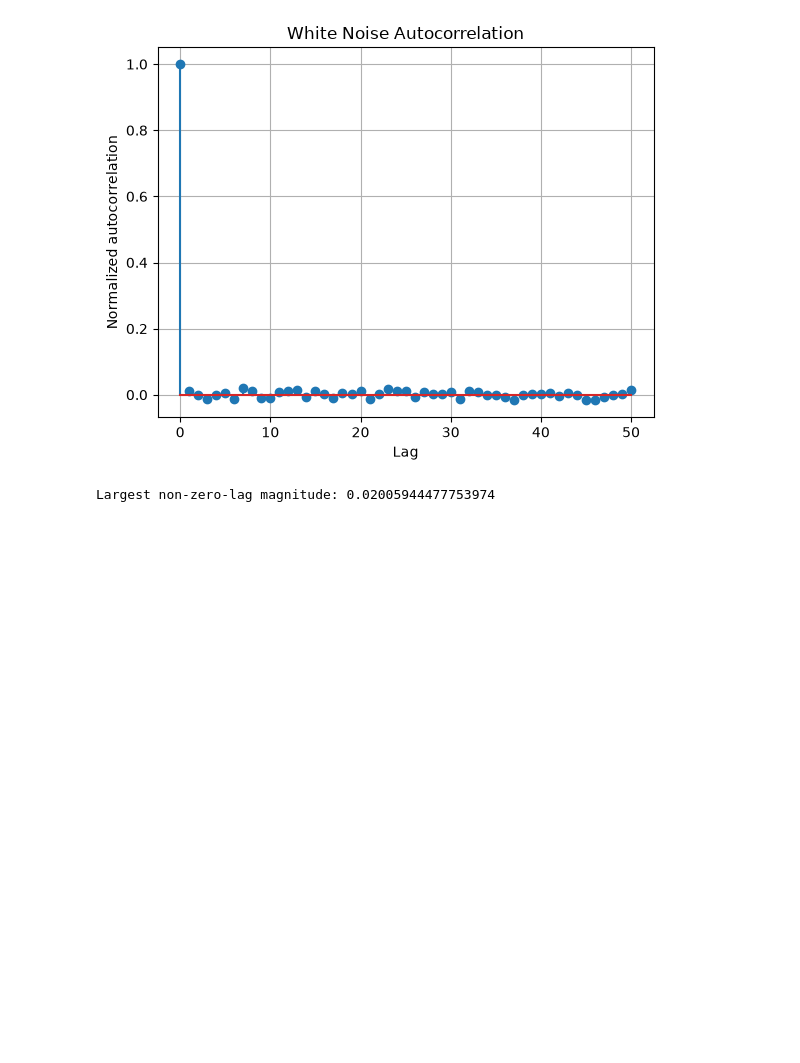
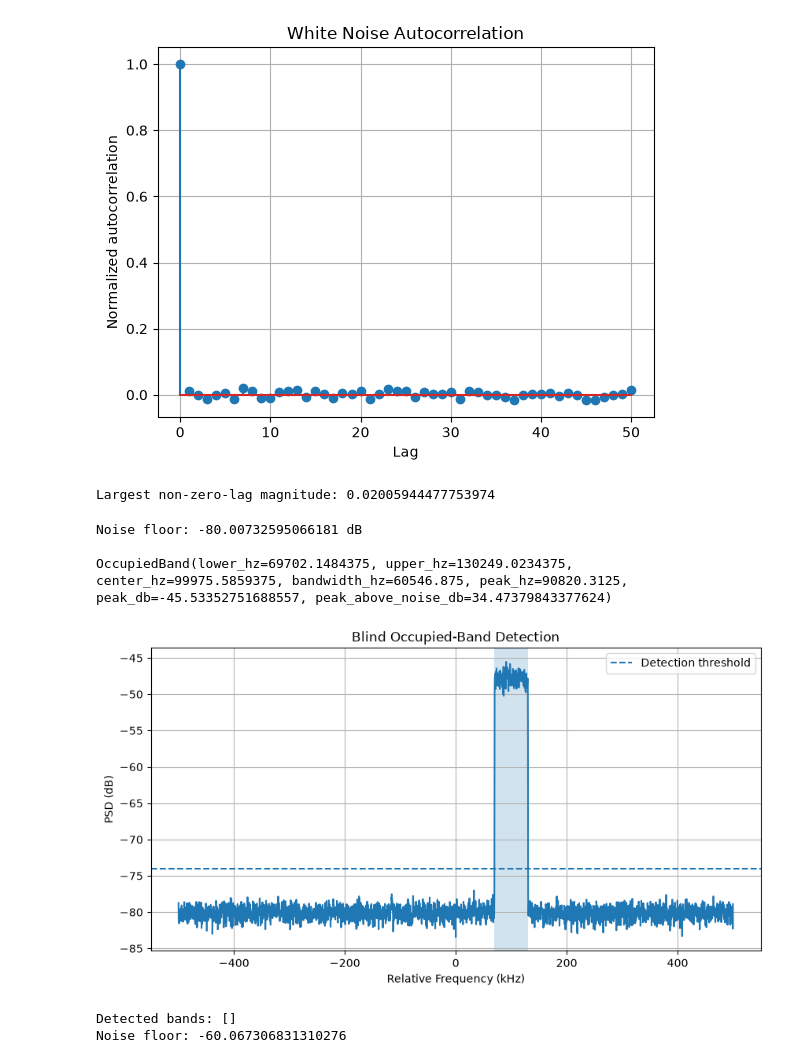
Before and after one commit to Andro-HM/IQWAV, a Jupyter notebook: notebooks/learning/04_correlation_and_blind_estimation.ipynb, the cells around one changed output. Cells and saved outputs as stored; diff of their text form; code cells hidden in the pictures; blank space fills up the shorter version.

Commit message:
Add blind occupied-band detection

```diff
--- a/notebooks/learning/04_correlation_and_blind_estimation.ipynb
+++ b/notebooks/learning/04_correlation_and_blind_estimation.ipynb
@@ -102,0 +137,74 @@ Largest non-zero-lag magnitude: 0.02005944477753974
+# %%
+bands, noise_floor_db = detect_occupied_bands(
+    x,
+    fs,
+    nperseg=4096,
+    threshold_db=6,
+    min_bins=3
+)
+
+print("Noise floor:", noise_floor_db, "dB")
+print()
+
+for band in bands:
+    print(band)
+# %% [output]
+Noise floor: -80.00732595066181 dB
+
+OccupiedBand(lower_hz=69702.1484375, upper_hz=130249.0234375, center_hz=99975.5859375, bandwidth_hz=60546.875, peak_hz=90820.3125, peak_db=-45.53352751688557, peak_above_noise_db=34.47379843377624)
+# %%
+from iqwav.dsp import welch_psd
+
+f_psd, p_psd = welch_psd(
+    x,
+    fs,
+    nperseg=4096
+)
+
+p_db = 10 * np.log10(p_psd)
+
+plt.figure(figsize=(10, 5))
+plt.plot(f_psd / 1000, p_db)
+
+plt.axhline(
+    noise_floor_db + 6,
+    linestyle="--",
+    label="Detection threshold"
+)
+
+for band in bands:
+    plt.axvspan(
+        band.lower_hz / 1000,
+        band.upper_hz / 1000,
+        alpha=0.2
+    )
+
+plt.xlabel("Relative Frequency (kHz)")
+plt.ylabel("PSD (dB)")
+plt.title("Blind Occupied-Band Detection")
+plt.legend()
+plt.grid()
+plt.show()
+# %% [output]
+[figure, added]
+# %%
+rng = np.random.default_rng(123)
+
+noise_only = (
+    rng.normal(size=65536)
+    + 1j * rng.normal(size=65536)
+) / np.sqrt(2)
+
+noise_bands, noise_floor = detect_occupied_bands(
+    noise_only,
+    fs,
+    nperseg=4096,
+    threshold_db=6,
+    min_bins=3
+)
+
+print("Detected bands:", noise_bands)
+print("Noise floor:", noise_floor)
+# %% [output]
+Detected bands: []
+Noise floor: -60.067306831310276
```
Also changed, not shown: parts of 2 cells of this notebook, 5 other files.
